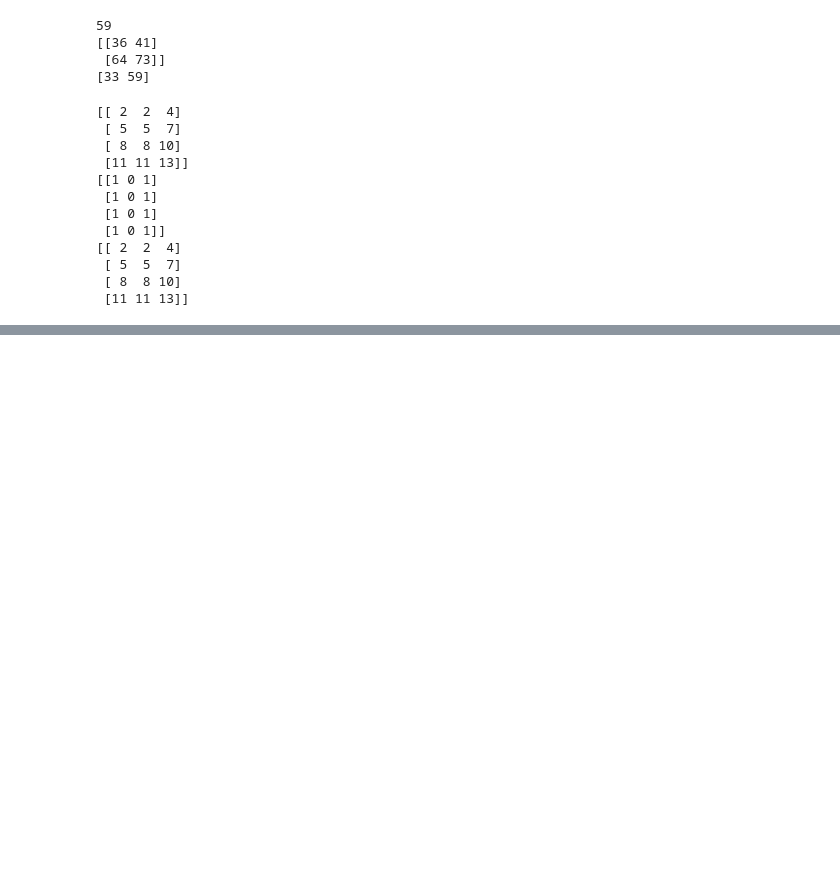
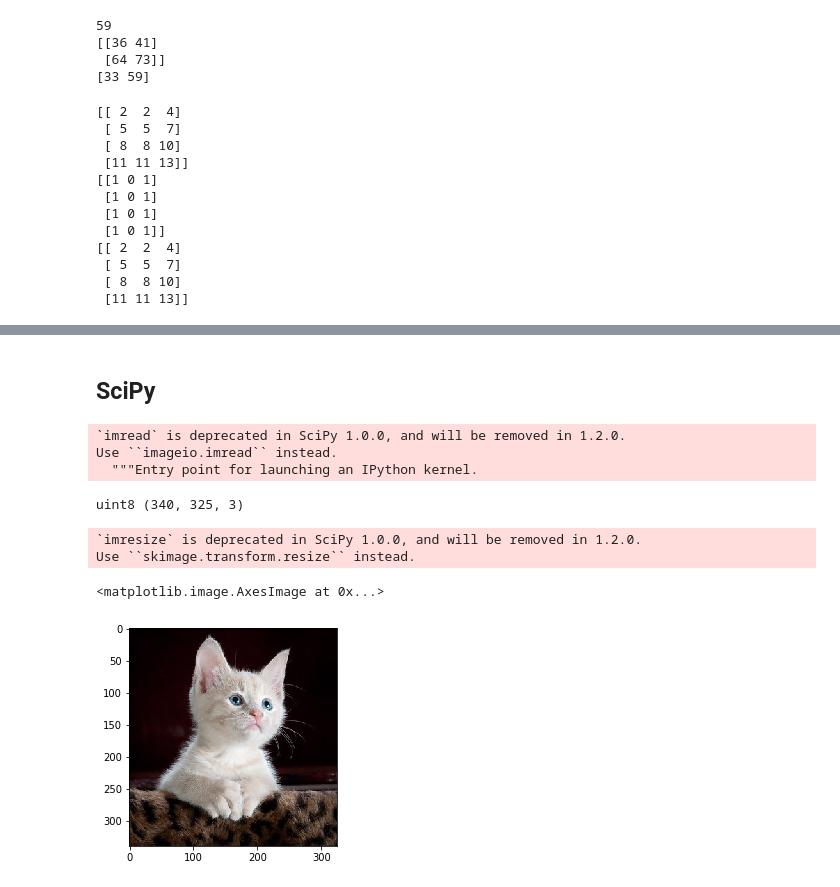
Before and after one commit to acharles7/problem-solving, a Jupyter notebook: numpy.ipynb, the cells around one changed output, grey strips where cells are left out. Cells and saved outputs as stored; diff of their text form; code cells hidden in the pictures; blank space fills up the shorter version.

```diff
--- a/numpy.ipynb
+++ b/numpy.ipynb
@@ -53,0 +64,2 @@ print(np.add(p,ww))
+# %% [markdown]
+## SciPy
@@ -53,0 +69,21 @@ print(np.add(p,ww))
+# %%
+img = imread('cat.jpg')
+# %% [output]
+`imread` is deprecated in SciPy 1.0.0, and will be removed in 1.2.0.
+Use ``imageio.imread`` instead.
+  """Entry point for launching an IPython kernel.
+# %%
+print(img.dtype, img.shape)
+# %% [output]
+uint8 (340, 325, 3)
+# %%
+img_tinted = img*[1, 0.95, 0.90]
+img_tinted_resize = imresize(img_tinted, (300,300))
+# %% [output]
+`imresize` is deprecated in SciPy 1.0.0, and will be removed in 1.2.0.
+Use ``skimage.transform.resize`` instead.
+# %%
+plt.imshow(img)
+# %% [output]
+<matplotlib.image.AxesImage at 0x...>
+[figure, added]
```
Also changed, not shown: parts of 8 cells of this notebook, 1 other file.
